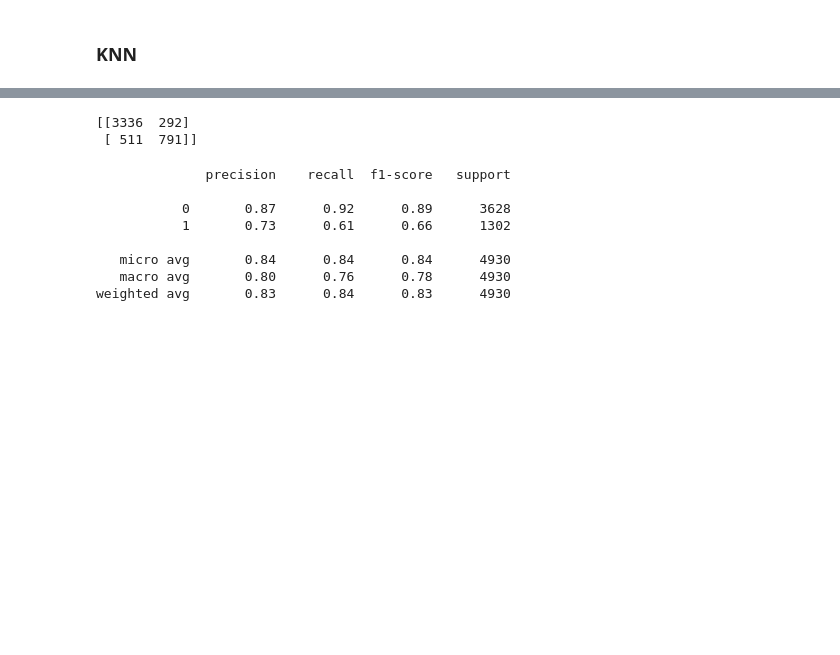
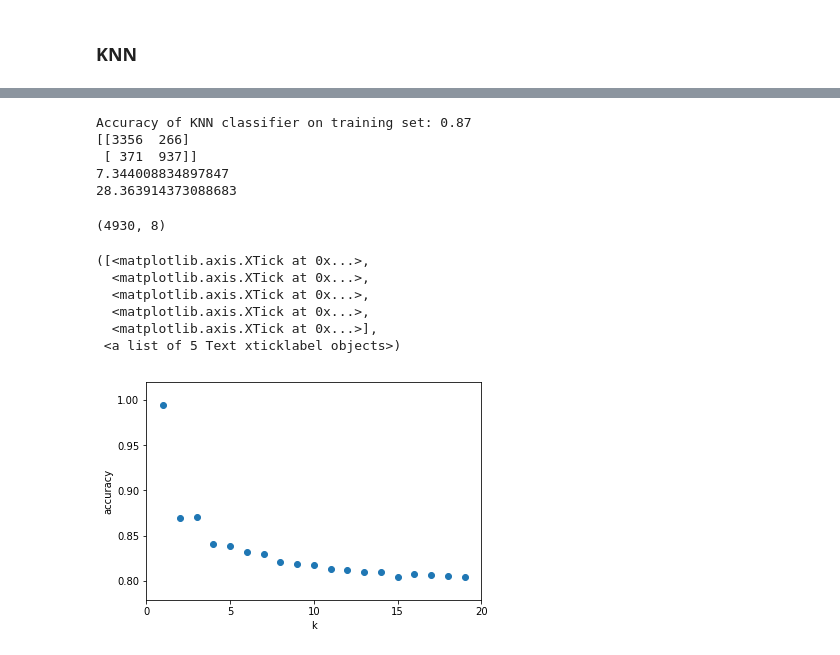
Before and after one commit to classification-project-steven-nicole/classification_project, a Jupyter notebook: steven_classification_project.ipynb, the cells around one changed output, grey strips where cells are left out. Cells and saved outputs as stored; diff of their text form; code cells hidden in the pictures; blank space fills up the shorter version.

```diff
--- a/steven_classification_project.ipynb
+++ b/steven_classification_project.ipynb
@@ -363,0 +389,15 @@ weighted avg       0.97      0.97      0.97      4930
+# %%
+rfc2 = RandomForestClassifier(bootstrap=True,
+                              class_weight=None,
+                              criterion='gini',
+                              min_samples_leaf=3,
+                              n_estimators=100,
+                              max_depth=3,
+                              random_state=123)
+rfc2.fit(train, y_train)
+y_pred_rfc2 = rfc2.predict(train)
+print('Accuracy of random forest classifier on training set: {:.2f}'
+     .format(rfc2.score(train, y_train)))
+
+print(confusion_matrix(y_train, y_pred_rfc2))
+print(classification_report(y_train, y_pred_rfc2))
@@ -374,16 +443,47 @@ Accuracy of KNN classifier on training set: 0.84
-# %%
-print(confusion_matrix(y_train, y_pred_knn))
-# %% [output]
-[[3336  292]
- [ 511  791]]
-# %%
-print(classification_report(y_train, y_pred_knn))
-# %% [output]
-              precision    recall  f1-score   support
-
-           0       0.87      0.92      0.89      3628
-           1       0.73      0.61      0.66      1302
-
-   micro avg       0.84      0.84      0.84      4930
-   macro avg       0.80      0.76      0.78      4930
-weighted avg       0.83      0.84      0.83      4930
+# %%
+knn2 = KNeighborsClassifier(n_neighbors=3, weights='uniform')
+knn2.fit(train, y_train)
+y_pred_knn2 = knn2.predict(train)
+print('Accuracy of KNN classifier on training set: {:.2f}'
+     .format(knn2.score(train, y_train)))
+cm = confusion_matrix(y_train, y_pred_knn2)
+print(cm)
+# print(classification_report(y_train, y_pred_knn))
+tn = cm[0,0]
+tp = cm[1,1]
+fn = cm[1,0]
+fp = cm[0,1]
+total = cm.sum()
+accuracy = ((tn + tp)/total)*100
+print((fp/(fp + tn))*100)
+print((fn/(fn + tp))*100)
+# %% [output]
+Accuracy of KNN classifier on training set: 0.87
+[[3356  266]
+ [ 371  937]]
+7.344008834897847
+28.363914373088683
+# %%
+train.shape
+# %% [output]
+(4930, 8)
+# %%
+k_range = range(1, 20)
+scores = []
+for k in k_range:
+    knn = KNeighborsClassifier(n_neighbors = k)
+    knn.fit(train, y_train)
+    scores.append(knn.score(train, y_train))
+plt.figure()
+plt.xlabel('k')
+plt.ylabel('accuracy')
+plt.scatter(k_range, scores)
+plt.xticks([0,5,10,15,20])
+# %% [output]
+([<matplotlib.axis.XTick at 0x...>,
+  <matplotlib.axis.XTick at 0x...>,
+  <matplotlib.axis.XTick at 0x...>,
+  <matplotlib.axis.XTick at 0x...>,
+  <matplotlib.axis.XTick at 0x...>],
+ <a list of 5 Text xticklabel objects>)
+[figure, added]
```
Also changed, not shown: parts of 21 cells of this notebook.
